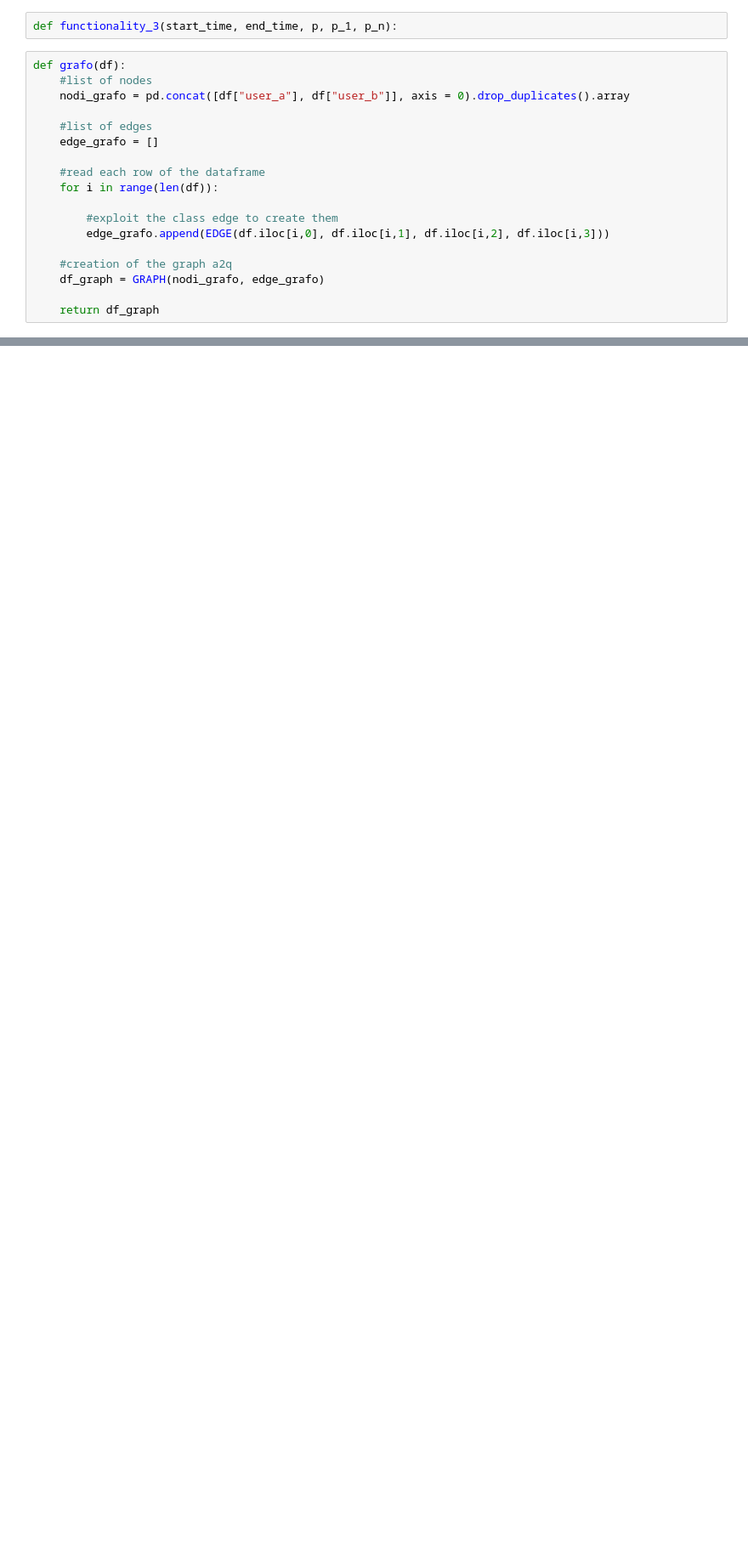
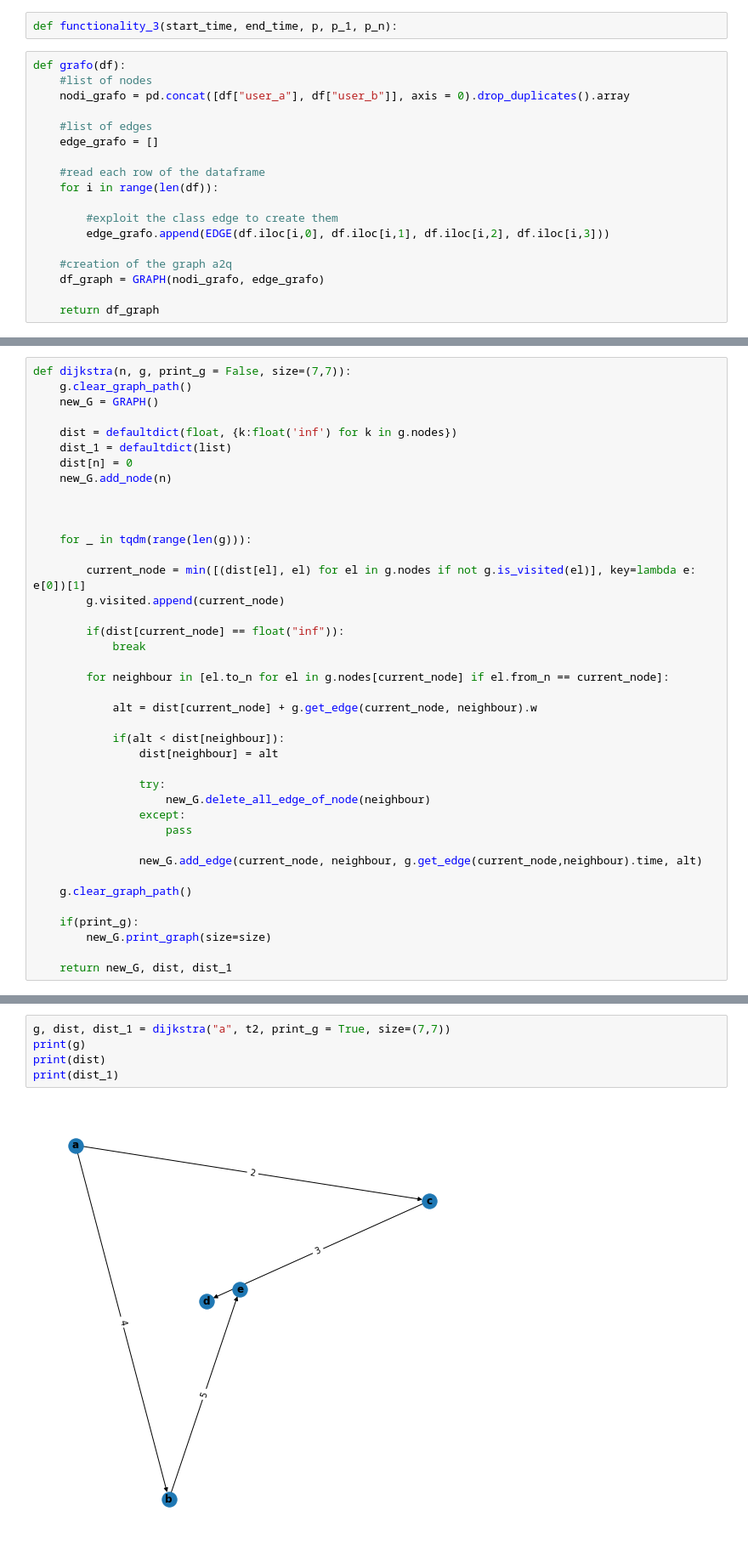
Before and after one commit to michele1783/ADM-HW5, a Jupyter notebook: test-Ame.ipynb, the cells around one changed output, grey strips where cells are left out. Shown: that part at 85% size. Cells and saved outputs as stored; diff of their text form; blank space fills up the shorter version.

Commit message:
shortest path

```diff
--- a/test-Ame.ipynb
+++ b/test-Ame.ipynb
@@ -261,0 +408,40 @@ def dijkstra(df, starting_point):
+# %%
+def dijkstra(n, g, print_g = False, size=(7,7)):
+    g.clear_graph_path()
+    new_G = GRAPH()
+
+    dist = defaultdict(float, {k:float('inf') for k in g.nodes})
+    dist_1 = defaultdict(list)
+    dist[n] = 0
+    new_G.add_node(n)
+
+
+
+    for _ in tqdm(range(len(g))):
+
+        current_node = min([(dist[el], el) for el in g.nodes if not g.is_visited(el)], key=lambda e: e[0])[1]
+        g.visited.append(current_node)
+
+        if(dist[current_node] == float("inf")):
+            break
+
+        for neighbour in [el.to_n for el in g.nodes[current_node] if el.from_n == current_node]:
+
+            alt = dist[current_node] + g.get_edge(current_node, neighbour).w
+
+            if(alt < dist[neighbour]):
+                dist[neighbour] = alt
+
+                try:
+                    new_G.delete_all_edge_of_node(neighbour)
+                except:
+                    pass
+
+                new_G.add_edge(current_node, neighbour, g.get_edge(current_node,neighbour).time, alt)
+
+    g.clear_graph_path()
+
+    if(print_g):
+        new_G.print_graph(size=size)
+
+    return new_G, dist, dist_1
@@ -261,0 +482,7 @@ def dijkstra(df, starting_point):
+# %%
+g, dist, dist_1 = dijkstra("a", t2, print_g = True, size=(7,7))
+print(g)
+print(dist)
+print(dist_1)
+# %% [output]
+[figure, added]
```
Also changed, not shown: parts of 19 cells of this notebook.
